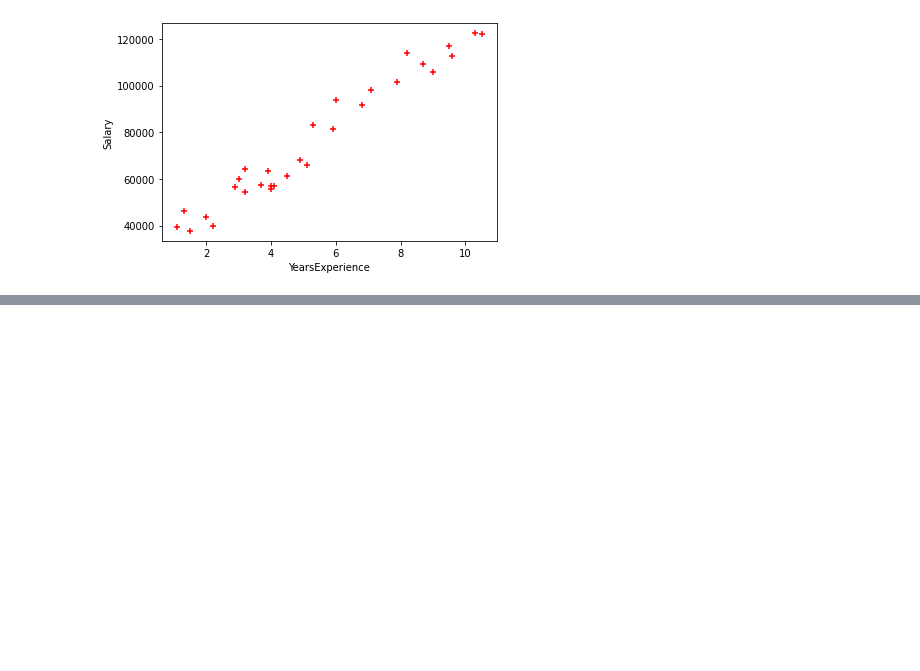
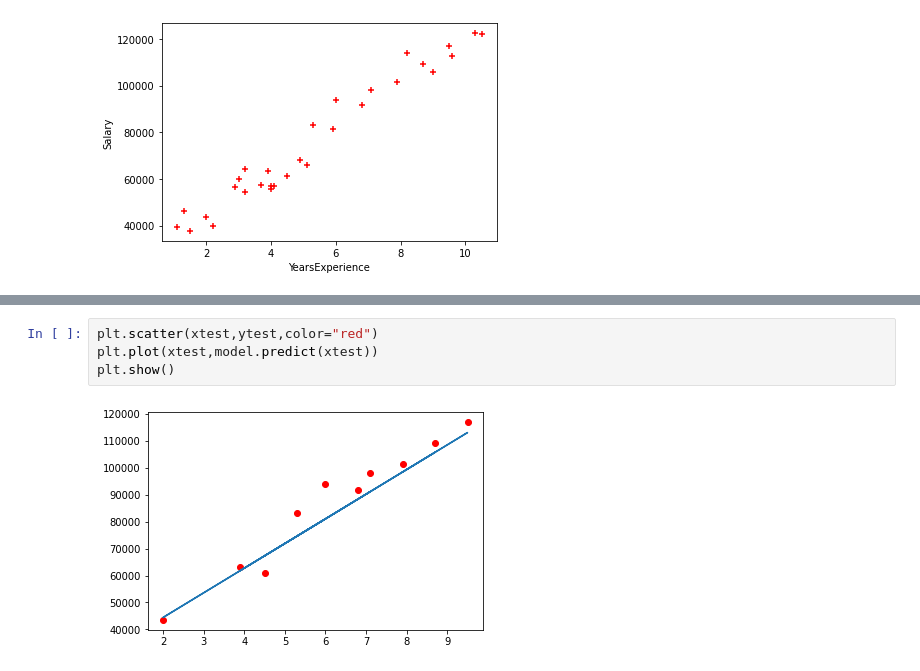
Before and after one commit to banshita209/Data-Science-and-Machine-Learning-with-Python, a Jupyter notebook: Day8.ipynb, the cells around one changed output, grey strips where cells are left out. Saved outputs shown, nothing was run; the diff lists cells and outputs as text; blank space fills up the shorter version.

```diff
--- a/Day8.ipynb
+++ b/Day8.ipynb
@@ -191,0 +288,6 @@ from sklearn.model_selection import  train_test_split
+# %%
+plt.scatter(xtest,ytest,color="red")
+plt.plot(xtest,model.predict(xtest))
+plt.show()
+# %% [output]
+[figure, added]
```
Also changed, not shown: parts of 16 cells of this notebook.
